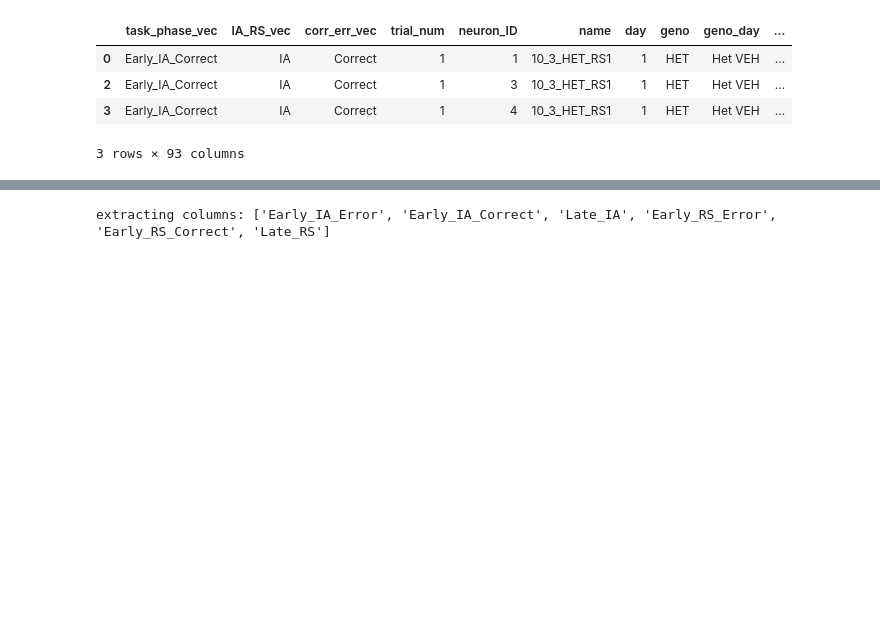
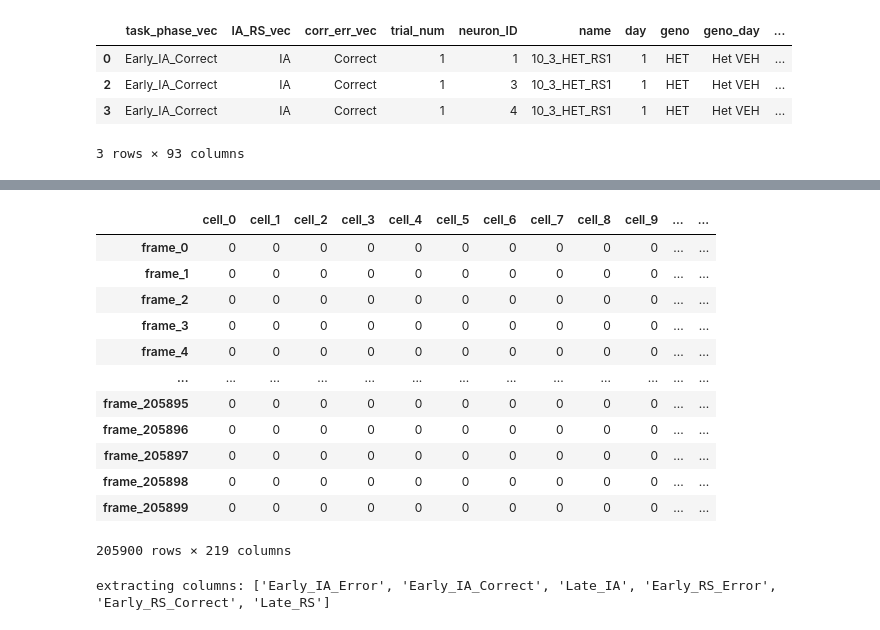
Before and after one commit to cjohnsoncruz/dlx56_mPFC_1p_SohalLab, a Jupyter notebook: code/preprocess matlab data v1.ipynb, the cells around one changed output, grey strips where cells are left out. Saved outputs shown, nothing was run; the diff lists cells and outputs as text; code cells hidden in the pictures; blank space fills up the shorter version.

```diff
--- a/code/preprocess matlab data v1.ipynb
+++ b/code/preprocess matlab data v1.ipynb
@@ -369,3 +389,19 @@ KeyboardInterrupt:
+# %%
+raster_dataframes[obj['name']]
+# %% [output]
+|  | cell_0 | cell_1 | cell_2 | cell_3 | cell_4 | cell_5 | cell_6 | cell_7 | cell_8 | cell_9 | ... | ... |
+| frame_0 | 0 | 0 | 0 | 0 | 0 | 0 | 0 | 0 | 0 | 0 | ... | ... |
+| frame_1 | 0 | 0 | 0 | 0 | 0 | 0 | 0 | 0 | 0 | 0 | ... | ... |
+| frame_2 | 0 | 0 | 0 | 0 | 0 | 0 | 0 | 0 | 0 | 0 | ... | ... |
+| frame_3 | 0 | 0 | 0 | 0 | 0 | 0 | 0 | 0 | 0 | 0 | ... | ... |
+| frame_4 | 0 | 0 | 0 | 0 | 0 | 0 | 0 | 0 | 0 | 0 | ... | ... |
+| ... | ... | ... | ... | ... | ... | ... | ... | ... | ... | ... | ... | ... |
+| frame_205895 | 0 | 0 | 0 | 0 | 0 | 0 | 0 | 0 | 0 | 0 | ... | ... |
+| frame_205896 | 0 | 0 | 0 | 0 | 0 | 0 | 0 | 0 | 0 | 0 | ... | ... |
+| frame_205897 | 0 | 0 | 0 | 0 | 0 | 0 | 0 | 0 | 0 | 0 | ... | ... |
+| frame_205898 | 0 | 0 | 0 | 0 | 0 | 0 | 0 | 0 | 0 | 0 | ... | ... |
+| frame_205899 | 0 | 0 | 0 | 0 | 0 | 0 | 0 | 0 | 0 | 0 | ... | ... |
+205900 rows × 219 columns
 # %%
 #extract ensemble cols
 stage_cols = analysis_config.task_phase_names
```
Also changed, not shown: parts of 6 cells of this notebook.
